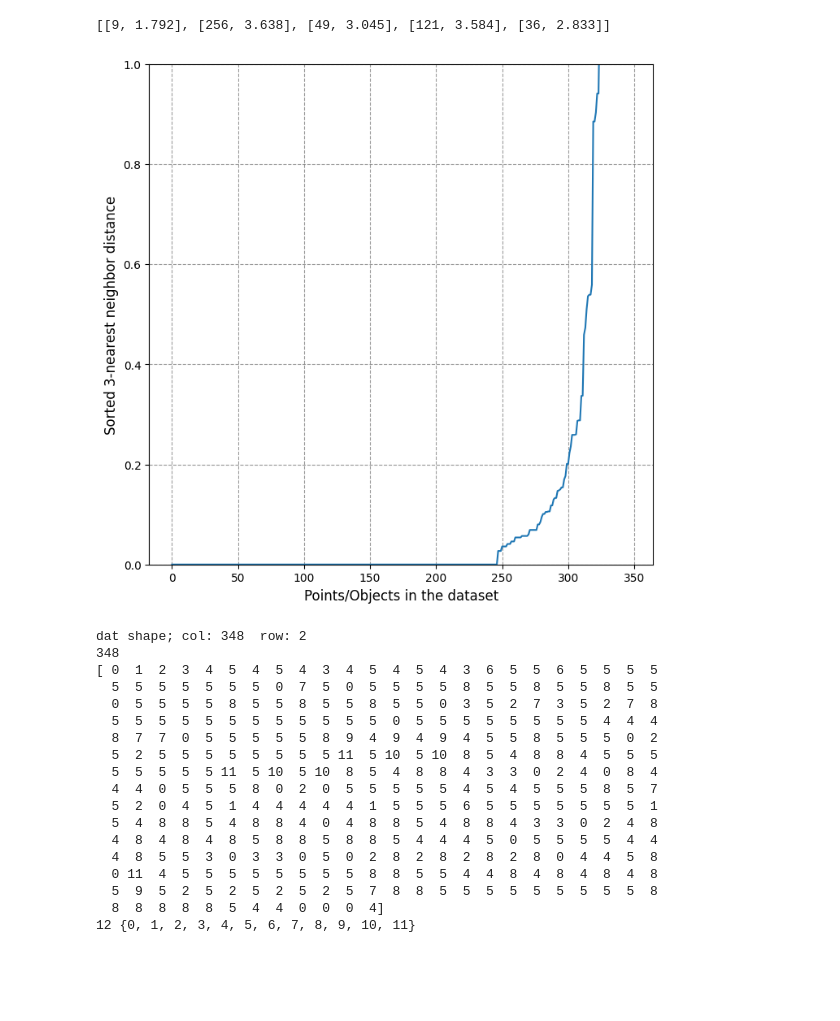
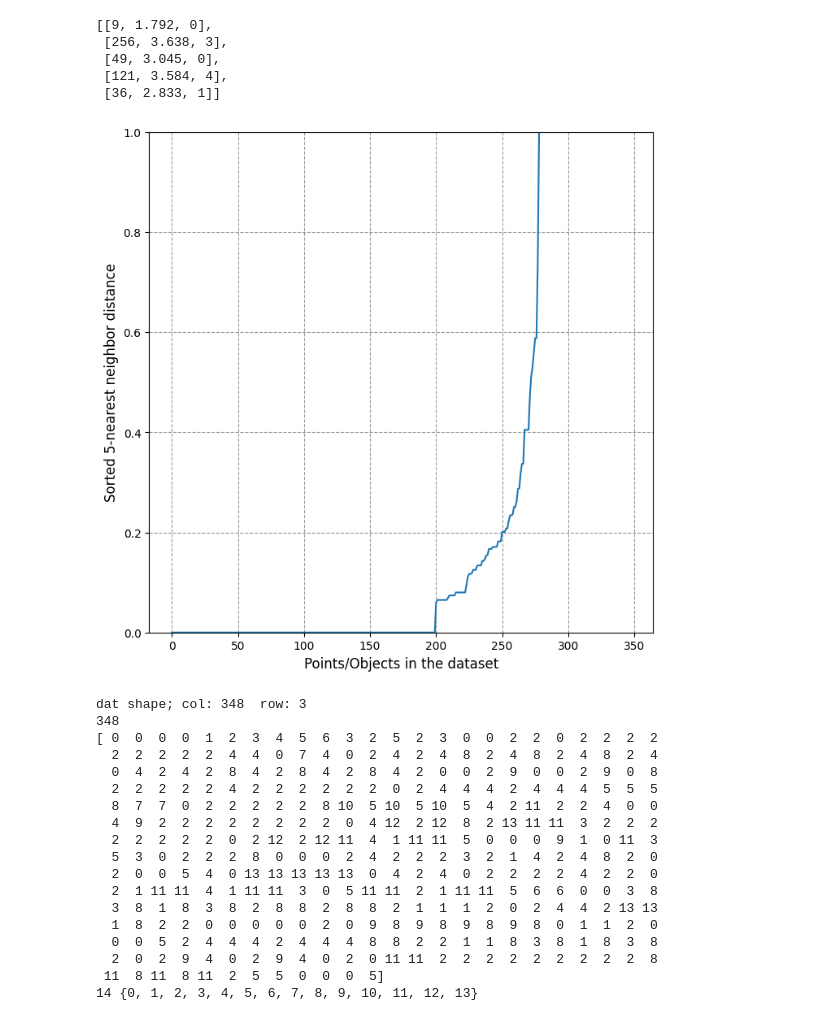
Before and after one commit to vdslab/watahal_proseka-score, a Jupyter notebook: score/clustering.ipynb, the cells around one changed output. Cells and saved outputs as stored; diff of their text form; code cells hidden in the pictures; blank space fills up the shorter version.

Commit message:
update feature vector

```diff
--- a/score/clustering.ipynb
+++ b/score/clustering.ipynb
@@ -3,7 +3,7 @@ import json
 from pprint import pprint
 import os
 
-feature_vector_file_name = "_double_cnt_log_move_fv.json"
+feature_vector_file_name = "_d_cnt_log_move_flip_fv.json"
 file_path = f"{os.getcwd()}/data/{feature_vector_file_name}"
 
 with open(file_path) as f:
@@ -11,7 +11,11 @@ with open(file_path) as f:
 
 pprint(data[:5])
 # %% [output]
-[[9, 1.792], [256, 3.638], [49, 3.045], [121, 3.584], [36, 2.833]]
+[[9, 1.792, 0],
+ [256, 3.638, 3],
+ [49, 3.045, 0],
+ [121, 3.584, 4],
+ [36, 2.833, 1]]
 # %%
 from sklearn.cluster import AffinityPropagation,MeanShift,DBSCAN,OPTICS,estimate_bandwidth
 import numpy as np
@@ -57,53 +61,53 @@ elif method == "DBSCAN":
       distances = distances[:, k-1]
 
       # Plot the sorted K-nearest neighbor distance for each point in the dataset
       plt.figure(figsize=(8,8))
       plt.plot(distances)
       plt.xlabel('Points/Objects in the dataset', fontsize=12)
       plt.ylabel('Sorted {}-nearest neighbor distance'.format(k), fontsize=12)
       plt.grid(True, linestyle="--", color='black', alpha=0.4)
       plt.ylim((0,1))
       plt.show()
       plt.close()
 
   k = 2 * len(data[0]) - 1 # k=2*{dim(dataset)} - 1
   get_kdist_plot(X=data, k=k)
-  clustering_result = DBSCAN(eps=0.6, min_samples=3).fit_predict(data)
+  clustering_result = DBSCAN(eps=0.5, min_samples=3).fit_predict(data)
 elif method == "OPTICS":
   clustering_result = OPTICS(
       min_samples=5,
       max_eps=np.inf,
       cluster_method="xi",
       xi=0.5,
     ).fit_predict(data)
 
 clustering_result += 1
 
 print("dat shape; col:", len(data)," row:", len(data[0]))
 print(len(clustering_result))
 print(clustering_result)
 clustering_labels = set(clustering_result)
 print(len(clustering_labels),clustering_labels)
 # %% [output]
-[figure, old version]
+[figure, new version]
-dat shape; col: 348  row: 2
+dat shape; col: 348  row: 3
 348
-[ 0  1  2  3  4  5  4  5  4  3  4  5  4  5  4  3  6  5  5  6  5  5  5  5
-  5  5  5  5  5  5  5  0  7  5  0  5  5  5  5  8  5  5  8  5  5  8  5  5
-  0  5  5  5  5  8  5  5  8  5  5  8  5  5  0  3  5  2  7  3  5  2  7  8
-  5  5  5  5  5  5  5  5  5  5  5  5  0  5  5  5  5  5  5  5  5  4  4  4
-  8  7  7  0  5  5  5  5  5  8  9  4  9  4  9  4  5  5  8  5  5  5  0  2
-  5  2  5  5  5  5  5  5  5  5 11  5 10  5 10  8  5  4  8  8  4  5  5  5
-  5  5  5  5  5 11  5 10  5 10  8  5  4  8  8  4  3  3  0  2  4  0  8  4
-  4  4  0  5  5  5  8  0  2  0  5  5  5  5  5  4  5  4  5  5  5  8  5  7
-  5  2  0  4  5  1  4  4  4  4  4  1  5  5  5  6  5  5  5  5  5  5  5  1
-  5  4  8  8  5  4  8  8  4  0  4  8  8  5  4  8  8  4  3  3  0  2  4  8
-  4  8  4  8  4  8  5  8  8  5  8  8  5  4  4  4  5  0  5  5  5  5  4  4
-  4  8  5  5  3  0  3  3  0  5  0  2  8  2  8  2  8  2  8  0  4  4  5  8
-  0 11  4  5  5  5  5  5  5  5  5  8  8  5  5  4  4  8  4  8  4  8  4  8
-  5  9  5  2  5  2  5  2  5  2  5  7  8  8  5  5  5  5  5  5  5  5  5  8
-  8  8  8  8  8  5  4  4  0  0  0  4]
-12 {0, 1, 2, 3, 4, 5, 6, 7, 8, 9, 10, 11}
+[ 0  0  0  0  1  2  3  4  5  6  3  2  5  2  3  0  0  2  2  0  2  2  2  2
+  2  2  2  2  2  4  4  0  7  4  0  2  4  2  4  8  2  4  8  2  4  8  2  4
+  0  4  2  4  2  8  4  2  8  4  2  8  4  2  0  0  2  9  0  0  2  9  0  8
+  2  2  2  2  2  4  2  2  2  2  2  2  0  2  4  4  4  2  4  4  4  5  5  5
+  8  7  7  0  2  2  2  2  2  8 10  5 10  5 10  5  4  2 11  2  2  4  0  0
+  4  9  2  2  2  2  2  2  2  2  0  4 12  2 12  8  2 13 11 11  3  2  2  2
+  2  2  2  2  2  0  2 12  2 12 11  4  1 11 11  5  0  0  0  9  1  0 11  3
+  5  3  0  2  2  2  8  0  0  0  2  4  2  2  2  3  2  1  4  2  4  8  2  0
+  2  0  0  5  4  0 13 13 13 13 13  0  4  2  4  0  2  2  2  2  4  2  2  0
+  2  1 11 11  4  1 11 11  3  0  5 11 11  2  1 11 11  5  6  6  0  0  3  8
+  3  8  1  8  3  8  2  8  8  2  8  8  2  1  1  1  2  0  2  4  4  2 13 13
+  1  8  2  2  0  0  0  0  0  2  0  9  8  9  8  9  8  9  8  0  1  1  2  0
+  0  0  5  2  4  4  4  2  4  4  4  8  8  2  2  1  1  8  3  8  1  8  3  8
+  2  0  2  9  4  0  2  9  4  0  2  0 11 11  2  2  2  2  2  2  2  2  2  8
+ 11  8 11  8 11  2  5  5  0  0  0  5]
+14 {0, 1, 2, 3, 4, 5, 6, 7, 8, 9, 10, 11, 12, 13}
 # %%
 from sklearn.manifold import TSNE
 import matplotlib.pyplot as plt
```
Also changed, not shown: parts of 3 cells of this notebook, 1 other file.
